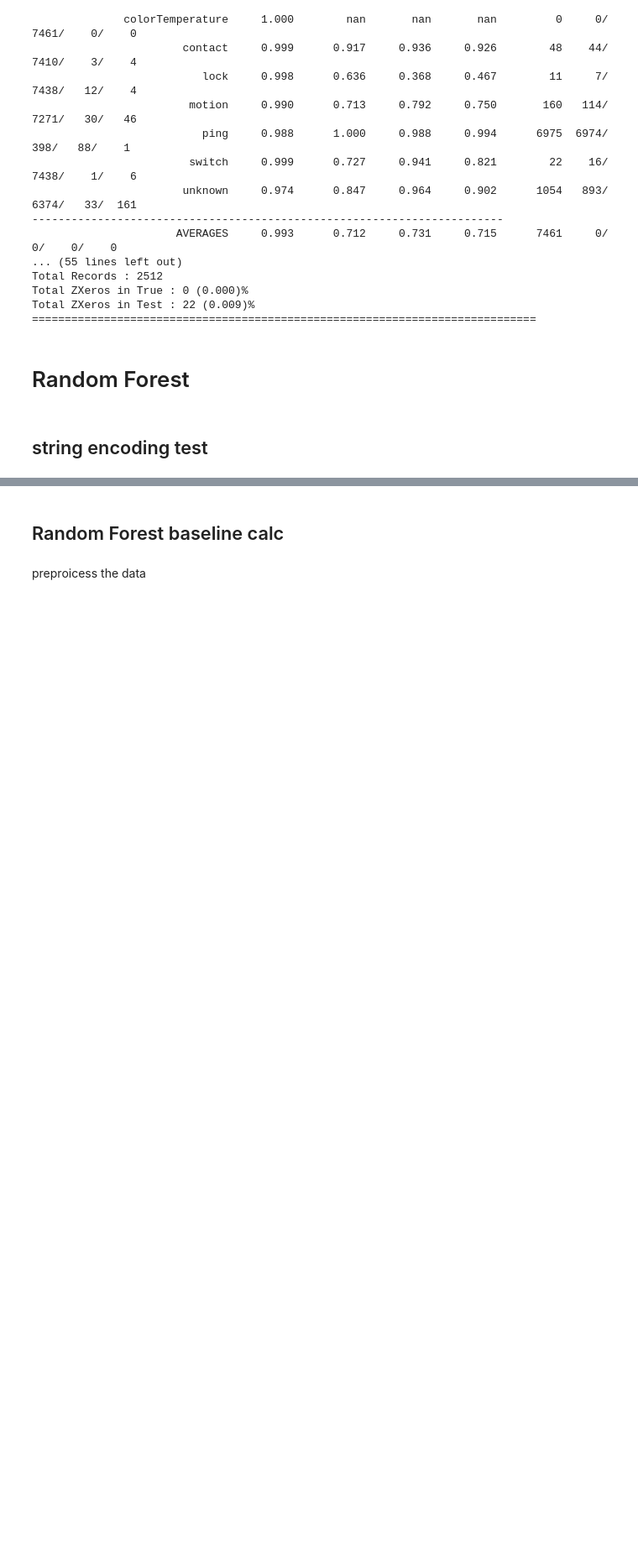
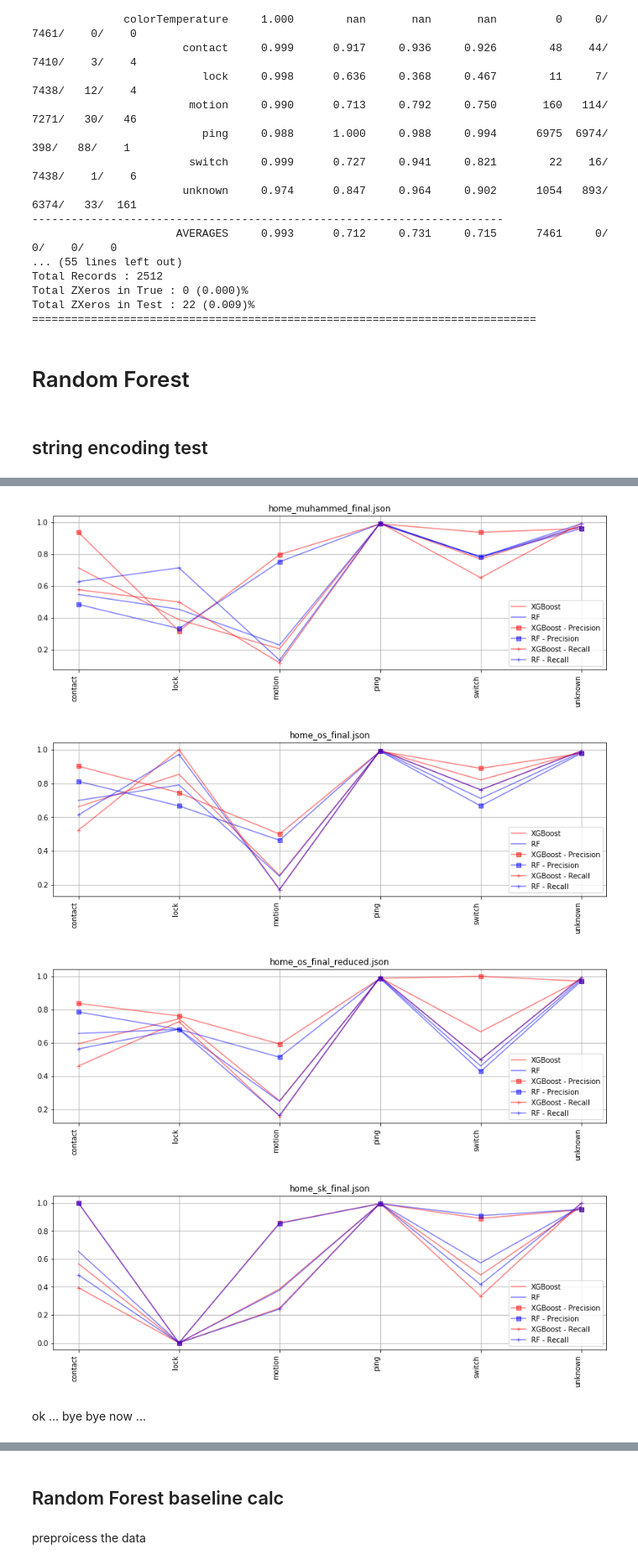
Before and after one commit to karthikaS03/ChatterHub, a Jupyter notebook: file_analysis/RF_LSTM_reduced_classes-knownthen_unknown.ipynb, the cells around one changed output, grey strips where cells are left out. Shown at 84% size. Cells and saved outputs as stored; diff of their text form; code cells hidden in the pictures; blank space fills up the shorter version.

```diff
--- a/file_analysis/RF_LSTM_reduced_classes-knownthen_unknown.ipynb
+++ b/file_analysis/RF_LSTM_reduced_classes-knownthen_unknown.ipynb
@@ -854,7 +908,7 @@ Total ZXeros in Test : 22 (0.009)%
 # %%
 from sklearn.ensemble import RandomForestClassifier
 
-knownity_rf =  RandomForestClassifier(n_estimators=960, max_depth=905,
+knownity_rf =  RandomForestClassifier(n_estimators=100, max_depth=400,
                              random_state=0 )
 knownity_rf_results = knownity_rf.fit(x_random_forest_train, known_unknown_y_train)
 # %%
@@ -897,10 +951,12 @@ for test_index in range(len(test_known_unknown_predicted)):
 
     rf_test_known.append(  (rf_tests[test_index][0][known_indexes],
                             rf_tests[test_index][1][known_indexes],
-                            rf_tests[test_index][2]))
+                            rf_tests[test_index][2],
+                            known_indexes
+                           ))
 # %%
 from sklearn.ensemble import RandomForestClassifier
 
-clf = RandomForestClassifier(n_estimators=860, max_depth=1005,
+clf = RandomForestClassifier(n_estimators=200, max_depth=400,
                              random_state=0 )
 t_hist = clf.fit(x_train_known, y_train_known)
@@ -908,0 +963,7 @@ KeyboardInterrupt:
+# %%
+rf_results = []
+for i in range(len(rf_test_known)) :
+    print( "==================HOME Case : %s =============" % test_names[ i] )
+    rf_pred= clf.predict( rf_test_known[i][0])
+    rf_pred = add_unknowns_back(rf_pred,rf_tests[i][1], rf_test_known[i][3] , classes)
+    rf_results.append(print_info( rf_tests[i][1], rf_pred, classes, confidance=0.8))
@@ -936,0 +1032,64 @@ Total ZXeros in Test : 5 (0.002)%
+# %%
+def fix_nan(inp):
+    if np.isnan(inp):
+        return 0
+    else:
+        return inp
+desc = xg_boost_results[0][1]
+index = 0
+for index in range(len(test_names)):
+    plt.figure(figsize=(14,4))
+    plt.plot( [x[0] for x in xg_boost_results[index][0]] ,
+         [fix_nan(x[desc.index("F Score")]) for x in xg_boost_results[index][0]],
+        label="XGBoost",
+         color="red" ,
+             alpha=0.5
+        )
+    plt.plot( [x[0] for x in rf_results[index][0]] ,
+         [fix_nan(x[desc.index("F Score")]) for x in rf_results[index][0]],
+        label="RF",
+         color="blue" ,
+             alpha=0.5
+        )
+
+    plt.plot( [x[0] for x in xg_boost_results[index][0]] ,
+         [fix_nan(x[desc.index("Precision")]) for x in xg_boost_results[index][0]],
+        label="XGBoost - Precision",
+         color="red" ,
+             marker="s",
+             alpha=0.5
+        )
+    plt.plot( [x[0] for x in rf_results[index][0]] ,
+         [fix_nan(x[desc.index("Precision")]) for x in rf_results[index][0]],
+        label="RF - Precision",
+         color="blue" ,
+             marker="s",
+             alpha=0.5
+        )
+    plt.plot( [x[0] for x in xg_boost_results[index][0]] ,
+         [fix_nan(x[desc.index("Recall")]) for x in xg_boost_results[index][0]],
+        label="XGBoost - Recall",
+         color="red" ,
+             marker="+",
+             alpha=0.5
+        )
+    plt.plot( [x[0] for x in rf_results[index][0]] ,
+         [fix_nan(x[desc.index("Recall")]) for x in rf_results[index][0]],
+        label="RF - Recall",
+         color="blue" ,
+             marker="+",
+             alpha=0.5
+        )
+
+    # plt.plot( )
+    plt.legend()
+    plt.xticks(rotation=90, ha='right')
+    plt.title(test_names[ index] )
+    plt.grid()
+# %% [output]
+[figure, added]
+[figure, added]
+[figure, added]
+[figure, added]
+# %% [markdown]
+ok ... bye bye now ...
```
Also changed, not shown: parts of 19 cells of this notebook.
